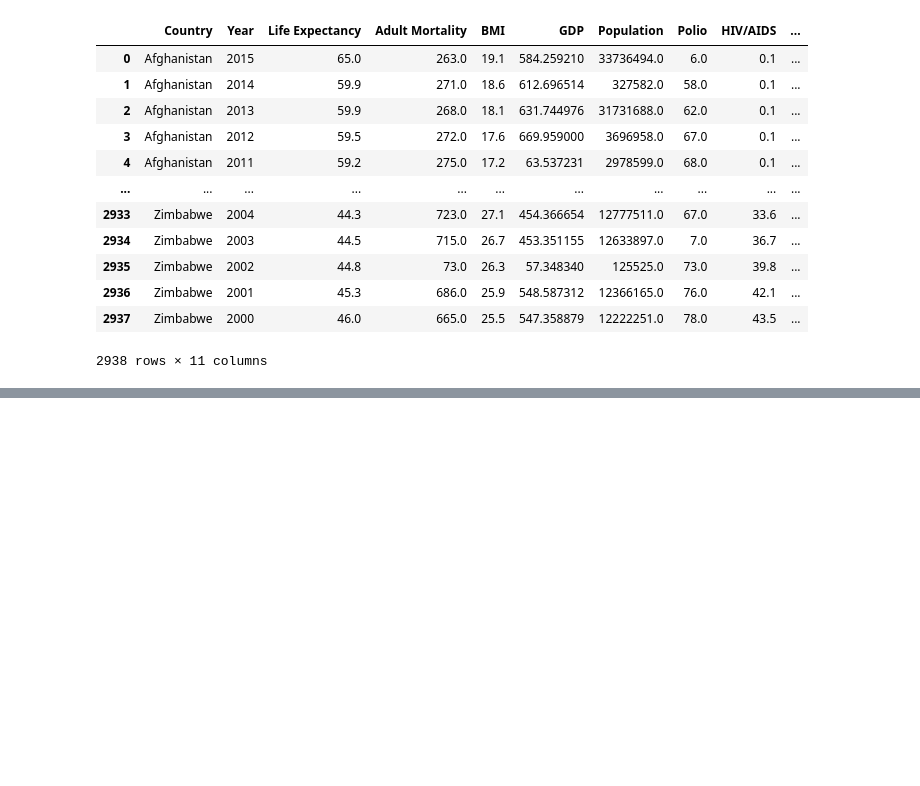
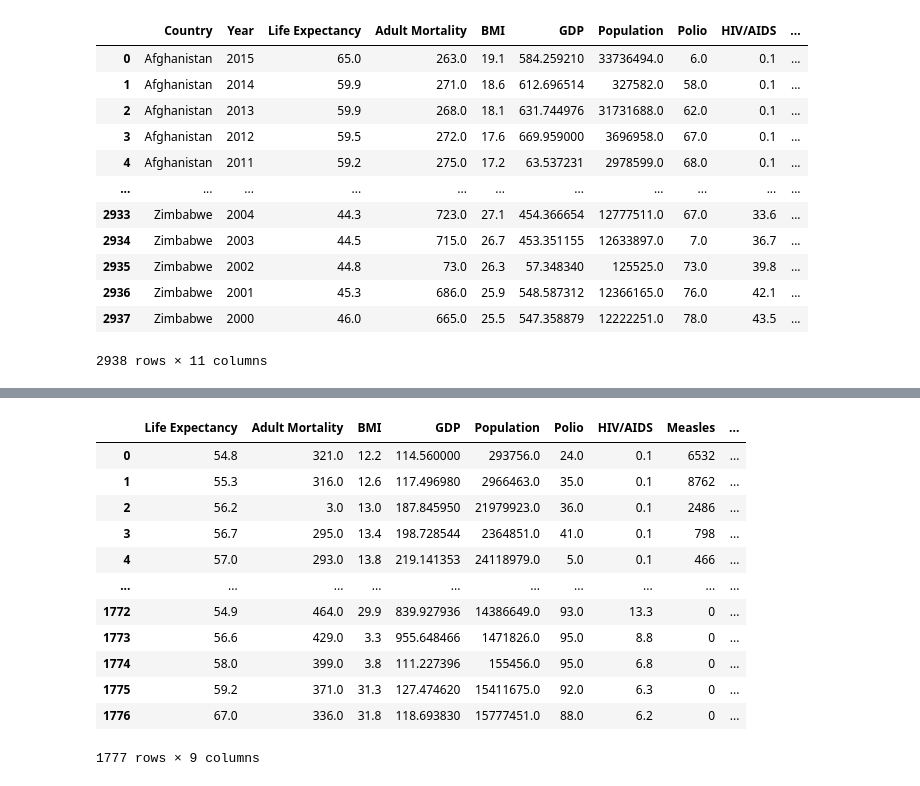
Before and after one commit to nithiyasuresh/LifeExpectancy_Project, a Jupyter notebook: LE.ipynb, the cells around one changed output, grey strips where cells are left out. Cells and saved outputs as stored; diff of their text form; code cells hidden in the pictures; blank space fills up the shorter version.

```diff
--- a/LE.ipynb
+++ b/LE.ipynb
@@ -73,0 +141,17 @@ life_country
+# %%
+life = country_clean[["Life Expectancy","Adult Mortality","BMI","GDP","Population","Polio","HIV/AIDS","Measles","Hepatitis B"]]
+life
+# %% [output]
+|  | Life Expectancy | Adult Mortality | BMI | GDP | Population | Polio | HIV/AIDS | Measles | ... |
+| 0 | 54.8 | 321.0 | 12.2 | 114.560000 | 293756.0 | 24.0 | 0.1 | 6532 | ... |
+| 1 | 55.3 | 316.0 | 12.6 | 117.496980 | 2966463.0 | 35.0 | 0.1 | 8762 | ... |
+| 2 | 56.2 | 3.0 | 13.0 | 187.845950 | 21979923.0 | 36.0 | 0.1 | 2486 | ... |
+| 3 | 56.7 | 295.0 | 13.4 | 198.728544 | 2364851.0 | 41.0 | 0.1 | 798 | ... |
+| 4 | 57.0 | 293.0 | 13.8 | 219.141353 | 24118979.0 | 5.0 | 0.1 | 466 | ... |
+| ... | ... | ... | ... | ... | ... | ... | ... | ... | ... |
+| 1772 | 54.9 | 464.0 | 29.9 | 839.927936 | 14386649.0 | 93.0 | 13.3 | 0 | ... |
+| 1773 | 56.6 | 429.0 | 3.3 | 955.648466 | 1471826.0 | 95.0 | 8.8 | 0 | ... |
+| 1774 | 58.0 | 399.0 | 3.8 | 111.227396 | 155456.0 | 95.0 | 6.8 | 0 | ... |
+| 1775 | 59.2 | 371.0 | 31.3 | 127.474620 | 15411675.0 | 92.0 | 6.3 | 0 | ... |
+| 1776 | 67.0 | 336.0 | 31.8 | 118.693830 | 15777451.0 | 88.0 | 6.2 | 0 | ... |
+1777 rows × 9 columns
```
Also changed, not shown: parts of 8 cells of this notebook.
